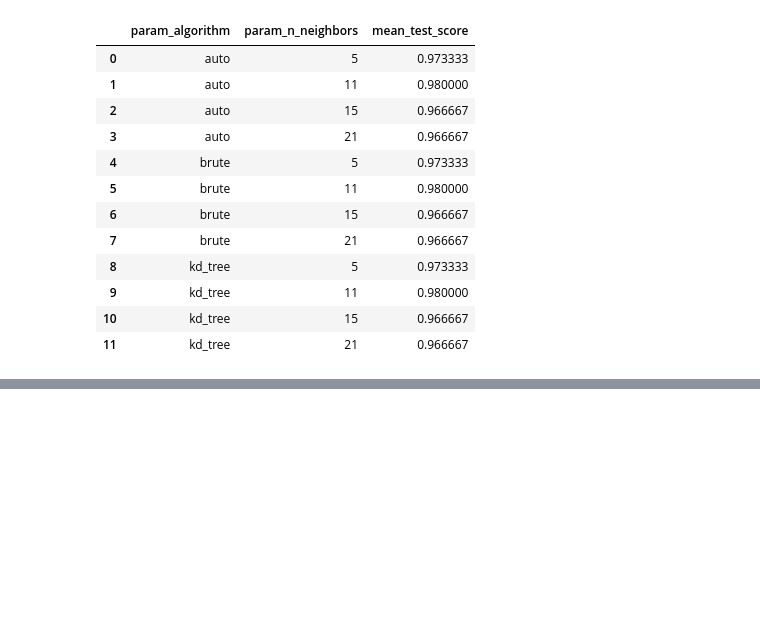
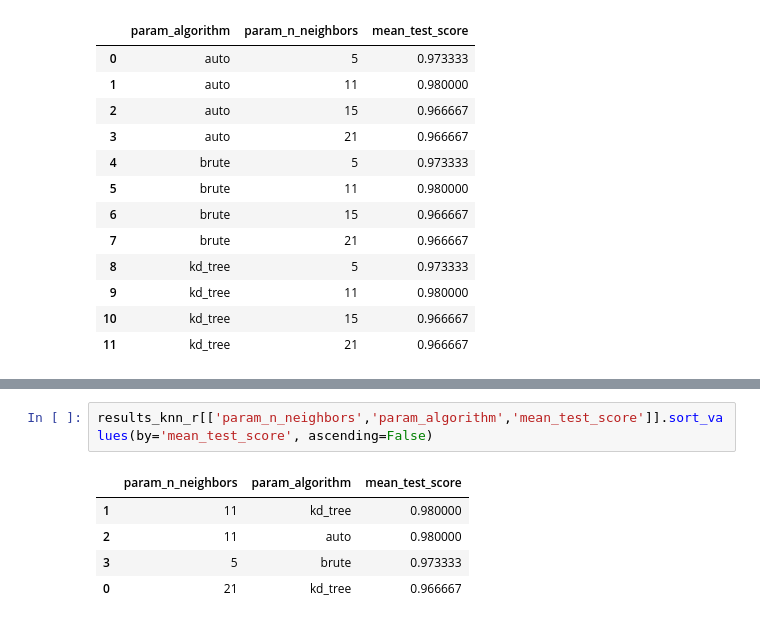
Before and after one commit to banerjee003/Machine-Learning, a Jupyter notebook: Iris/code.ipynb, the cells around one changed output, grey strips where cells are left out. Drawn from its saved outputs; the diff is of its cells as text; blank space fills up the shorter version.

```diff
--- a/Iris/code.ipynb
+++ b/Iris/code.ipynb
@@ -166,0 +227,8 @@ results_knn[['param_algorithm','param_n_neighbors','mean_test_score']]
+# %%
+results_knn_r[['param_n_neighbors','param_algorithm','mean_test_score']].sort_values(by='mean_test_score', ascending=False)
+# %% [output]
+|  | param_n_neighbors | param_algorithm | mean_test_score |
+| 1 | 11 | kd_tree | 0.980000 |
+| 2 | 11 | auto | 0.980000 |
+| 3 | 5 | brute | 0.973333 |
+| 0 | 21 | kd_tree | 0.966667 |
```
Also changed, not shown: parts of 13 cells of this notebook.
